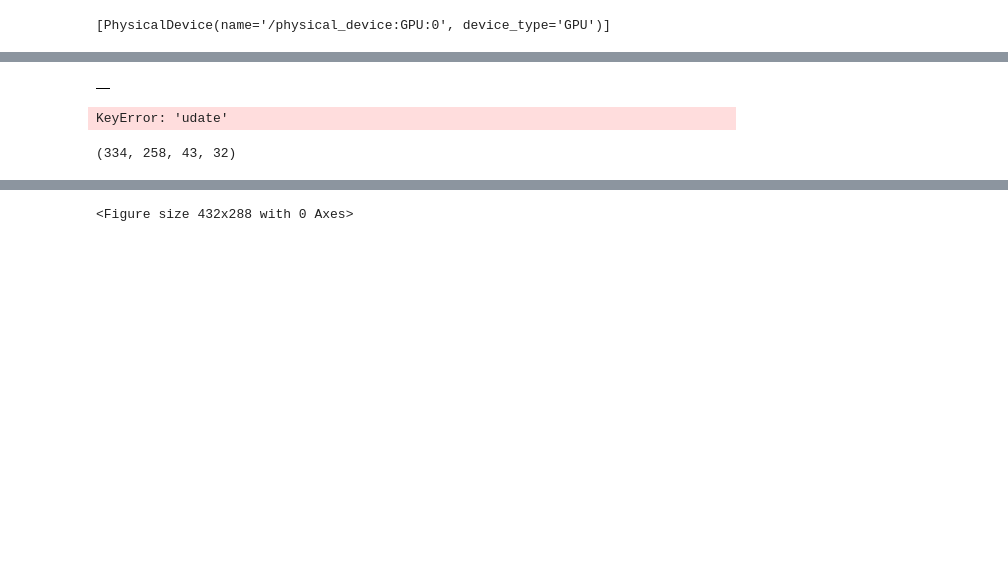
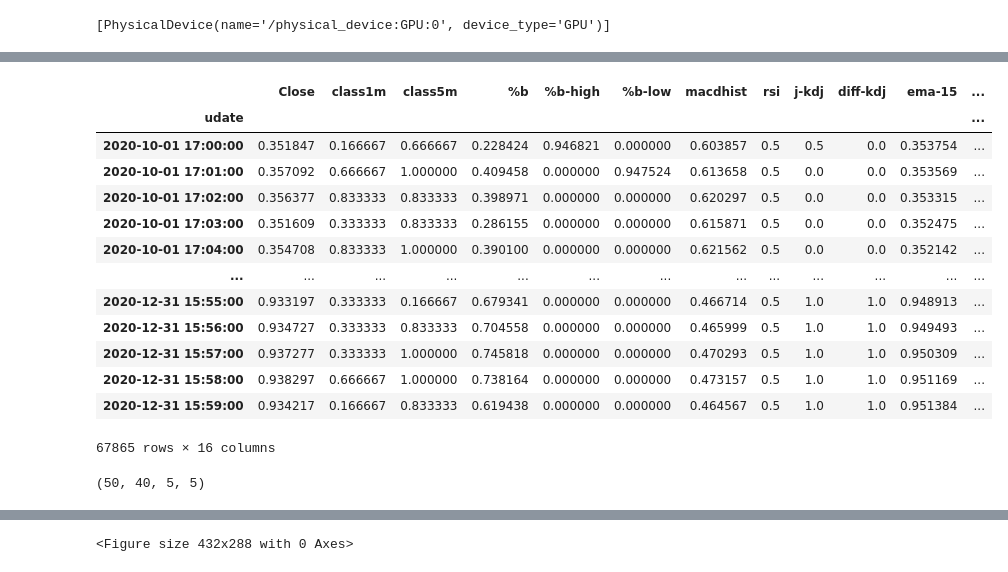
Before and after one commit to webclinic017/dbpower-machine-learning-project, a Jupyter notebook: nq10.ipynb, the cells around one changed output, grey strips where cells are left out. Drawn from its saved outputs; the diff is of its cells as text; code cells hidden in the pictures; blank space fills up the shorter version.

```diff
--- a/nq10.ipynb
+++ b/nq10.ipynb
@@ -208,0 +157,42 @@ SD 5m of drop: 0.0006400429078661304
+# %%
+# 1.9 分类器
+df2['pc1m'] = pd.Series(0, index=df2.index)
+df2['pc5m'] = pd.Series(0, index=df2.index)
+df2['class1m'] = pd.Series(0, index=df2.index)
+df2['class5m'] = pd.Series(0, index=df2.index)
+
+# 1.9.1 百分比变化
+df2['1m-before'] = df2['Close'].shift(periods=1, fill_value=0)
+df2['5m-before'] = df2['Close'].shift(periods=5, fill_value=0)
+df2['pc1m'] = ((df2['Close']-df2['1m-before']) / df2['Close'])*100
+df2['pc5m'] = ((df2['Close']-df2['5m-before']) / df2['Close'])*100
+df2['pc1m'].loc[(df2['pc1m'] >= 100)] = 0
+df2['pc5m'].loc[(df2['pc5m'] >= 100)] = 0
+df2.drop(['1m-before', '5m-before'], axis=1, inplace=True)
+
+# 1.9.2 标准差
+sd1m_rise = (df2['pc1m'].loc[(df2['pc1m'] > 0)].std())
+sd1m_drop = (df2['pc1m'].loc[(df2['pc1m'] < 0)].std())
+sd5m_rise = (df2['pc5m'].loc[(df2['pc5m'] > 0)].std())
+sd5m_drop = (df2['pc5m'].loc[(df2['pc5m'] < 0)].std())
+
+# 1.9.3 标签
+df2['class1m'].loc[( df2['pc1m'] > 0.0 )] = 1
+df2['class1m'].loc[( df2['pc1m'] >= sd1m_rise*1.0 )] = 2
+df2['class1m'].loc[( df2['pc1m'] >= sd1m_rise*2.0 )] = 3
+
+df2['class1m'].loc[( df2['pc1m'] < 0.0 )] = -1
+df2['class1m'].loc[( df2['pc1m'] <= sd1m_drop*-1.0 )] = -2
+df2['class1m'].loc[( df2['pc1m'] <= sd1m_drop*-2.0 )] = -3
+
+df2['class5m'].loc[( df2['pc5m'] > 0.0 )] = 1
+df2['class5m'].loc[( df2['pc5m'] >= sd1m_rise*1.0 )] = 2
+df2['class5m'].loc[( df2['pc5m'] >= sd1m_rise*2.0 )] = 3
+
+df2['class5m'].loc[( df2['pc5m'] < 0.0 )] = -1
+df2['class5m'].loc[( df2['pc5m'] <= sd1m_drop*-1.0 )] = -2
+df2['class5m'].loc[( df2['pc5m'] <= sd1m_drop*-2.0 )] = -3
+
+print('SD 1m of rise: {}\nSD 1m of drop: {}\nSD 5m of rise: {}\nSD 5m of drop: {}'.format(sd1m_rise,sd1m_drop,sd5m_rise,sd5m_drop))
+df2.sort_index(inplace=True)
+df2
@@ -453,7 +462,7 @@ for k, df5_1 in data2.items():
 
 # 5.1 清洗
 df5_3 = df5.copy(deep=True)
-drop_list_3 = ['High', 'Low', 'Open', 'Volume', 'macd', 'macdsignal', 'upper-band', 'lower-band', 'middle-band', 'k-kdj', 'd-kdj', 'vol-ema5', 'rsi-2']
+drop_list_3 = ['High', 'Low', 'Open', 'Volume', 'macd', 'macdsignal', 'upper-band', 'lower-band', 'middle-band', 'k-kdj', 'd-kdj', 'vol-ema5', 'rsi-2', 'pc1m', 'pc5m']
 df5_3.drop(drop_list_3, axis=1, inplace=True)
 df5_3.fillna(0, inplace=True)
 df5_3 = df5_3.round(2)
@@ -522,11 +536,17 @@ df5_7
-|  |
+|  | Close | class1m | class5m | %b | %b-high | %b-low | macdhist | rsi | j-kdj | diff-kdj | ema-15 | ... |
+| udate |  |  |  |  |  |  |  |  |  |  |  | ... |
+| 2020-10-01 17:00:00 | 0.351847 | 0.166667 | 0.666667 | 0.228424 | 0.946821 | 0.000000 | 0.603857 | 0.5 | 0.5 | 0.0 | 0.353754 | ... |
+| 2020-10-01 17:01:00 | 0.357092 | 0.666667 | 1.000000 | 0.409458 | 0.000000 | 0.947524 | 0.613658 | 0.5 | 0.0 | 0.0 | 0.353569 | ... |
+| 2020-10-01 17:02:00 | 0.356377 | 0.833333 | 0.833333 | 0.398971 | 0.000000 | 0.000000 | 0.620297 | 0.5 | 0.0 | 0.0 | 0.353315 | ... |
+| 2020-10-01 17:03:00 | 0.351609 | 0.333333 | 0.833333 | 0.286155 | 0.000000 | 0.000000 | 0.615871 | 0.5 | 0.0 | 0.0 | 0.352475 | ... |
+| 2020-10-01 17:04:00 | 0.354708 | 0.833333 | 1.000000 | 0.390100 | 0.000000 | 0.000000 | 0.621562 | 0.5 | 0.0 | 0.0 | 0.352142 | ... |
+| ... | ... | ... | ... | ... | ... | ... | ... | ... | ... | ... | ... | ... |
+| 2020-12-31 15:55:00 | 0.933197 | 0.333333 | 0.166667 | 0.679341 | 0.000000 | 0.000000 | 0.466714 | 0.5 | 1.0 | 1.0 | 0.948913 | ... |
+| 2020-12-31 15:56:00 | 0.934727 | 0.333333 | 0.833333 | 0.704558 | 0.000000 | 0.000000 | 0.465999 | 0.5 | 1.0 | 1.0 | 0.949493 | ... |
+| 2020-12-31 15:57:00 | 0.937277 | 0.333333 | 1.000000 | 0.745818 | 0.000000 | 0.000000 | 0.470293 | 0.5 | 1.0 | 1.0 | 0.950309 | ... |
+| 2020-12-31 15:58:00 | 0.938297 | 0.666667 | 1.000000 | 0.738164 | 0.000000 | 0.000000 | 0.473157 | 0.5 | 1.0 | 1.0 | 0.951169 | ... |
+| 2020-12-31 15:59:00 | 0.934217 | 0.166667 | 0.833333 | 0.619438 | 0.000000 | 0.000000 | 0.464567 | 0.5 | 1.0 | 1.0 | 0.951384 | ... |
+67865 rows × 16 columns
-# %%
-# 檢查 - 时间拦截器
-df5_71 = df5_7.loc[(df5_7['udate'] >= datetime(2020, 11, 4, 5, 0, 0)) & (df5_7['udate'] <= datetime(2020, 11, 4, 7, 0, 0))]
-for k, v in df5_71.iterrows():
-    pass
-# %% [output]
-KeyError: 'udate'
 # %%
 # 5.5.1 訓練集, 測試集, 數據集
 df5_8 = df5_7.copy(deep=True)
@@ -550,14 +570,14 @@ train_set, test_set, valid_set = days3[0:-100], days3[-100:-20], days3[-20:] # 0
 #train_set, test_set, valid_set = days3[0:-120], days3[-120:-40], days3[-40:-20] # 0921~1113
 #train_set, test_set, valid_set = days3[0:-140], days3[-140:-60], days3[-60:-40] # 0921~1113
 
-
+train_set, test_set, valid_set = days3[0:-10], days3[-10:-5], days3[-5:] # n10
 
 x_train, y_train, date_train = np.array([]), np.array([]), []
 x_test, y_test, date_test = np.array([]), np.array([]), []
 x_valid, y_valid, date_valid = np.array([]), np.array([]), []
 len(days3), len(train_set), len(test_set), len(valid_set)
 # %% [output]
-(334, 258, 43, 32)
+(50, 40, 5, 5)
 # %%
 # 5.5.2 窗口步長
 t_pus_no = 5
```
Also changed, not shown: parts of 15 cells of this notebook.
